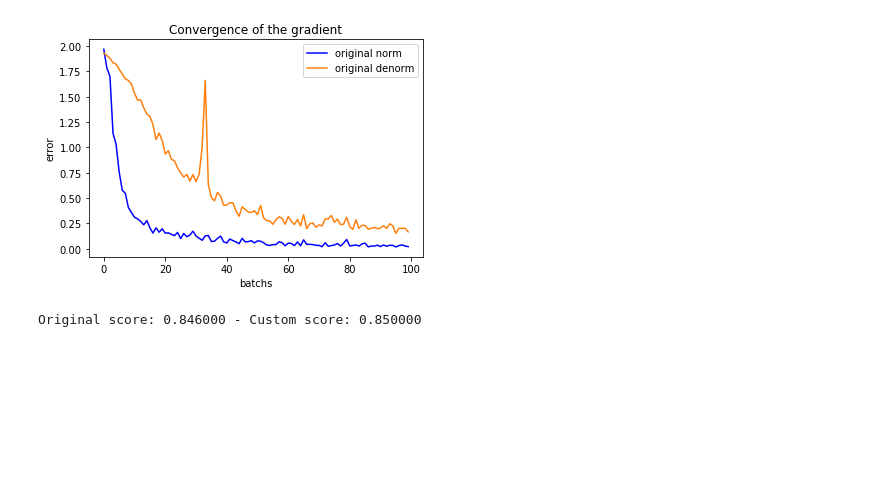
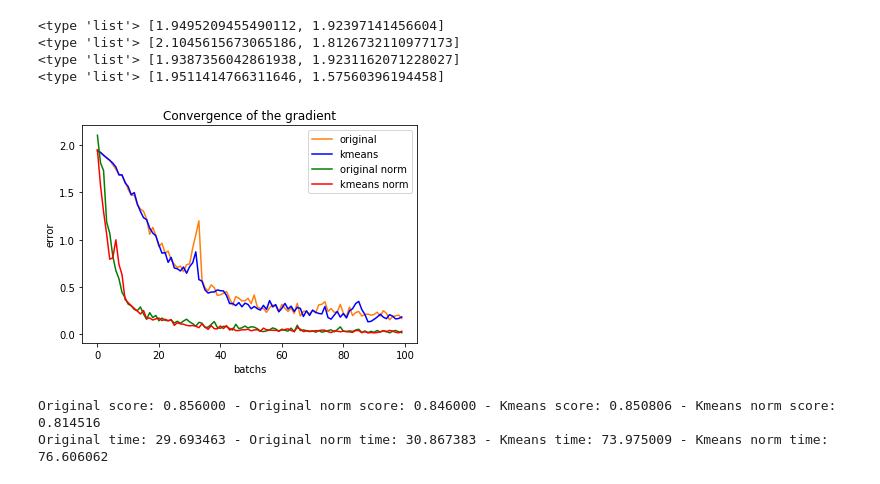
Before and after one commit to MLRG-CEFET-RJ/graph-structured-data, a Jupyter notebook: GraphSAGE-simple-master-PyTorch/cora_train_norm_test.ipynb, the cells around one changed output. Drawn from its saved outputs; the diff is of its cells as text; code cells hidden in the pictures; blank space fills up the shorter version.

Commit message:
New tests with K-means theory on cora dataset
- Plot norm e denorm results with or without k-means clustering

```diff
--- a/GraphSAGE-simple-master-PyTorch/cora_train_norm_test.ipynb
+++ b/GraphSAGE-simple-master-PyTorch/cora_train_norm_test.ipynb
@@ -6,4 +29,4 @@ import torch
 # %%
-train_loss, score = model_ori_norm.run_cora()
-print score
+t_ori_norm_loss, ori_norm_score, ori_norm_time = model_ori_norm.run_cora()
+print ori_norm_score
 # %% [output]
@@ -56,0 +50,3 @@ print type(loss_ori), loss_ori[:2]
+# %%
+t_kmeans_loss, kmeans_score, kmeans_time = model_kmeans.run_cora()
+print kmeans_score
@@ -56,0 +80,3 @@ print type(loss_ori), loss_ori[:2]
+# %%
+t_kmeans_norm_loss, kmeans_norm_score, kmeans_norm_time = model_kmeans_norm.run_cora()
+print kmeans_norm_score
@@ -57,14 +110,35 @@ print type(loss_ori), loss_ori[:2]
+# %%
+ori_loss = [t.item() for t in t_ori_loss]
+print type(ori_loss), ori_loss[:2]
+
+ori_norm_loss = [t.item() for t in t_ori_norm_loss]
+print type(ori_norm_loss), ori_norm_loss[:2]
+
+kmeans_loss = [t.item() for t in t_kmeans_loss]
+print type(kmeans_loss), kmeans_loss[:2]
+
+kmeans_norm_loss = [t.item() for t in t_kmeans_norm_loss]
+print type(kmeans_norm_loss), kmeans_norm_loss[:2]
+# %% [output]
+<type 'list'> [1.9495209455490112, 1.92397141456604]
+<type 'list'> [2.1045615673065186, 1.8126732110977173]
+<type 'list'> [1.9387356042861938, 1.9231162071228027]
+<type 'list'> [1.9511414766311646, 1.57560396194458]
 # %%
 x = range(100)
-plt.plot(x, loss, 'b', label='original norm')
-plt.plot(x,loss_ori, 'C1', label='original denorm')
+plt.plot(x,ori_loss, 'C1', label='original')
+plt.plot(x,kmeans_loss, 'b', label='kmeans')
+plt.plot(x,ori_norm_loss, 'g', label='original norm')
+plt.plot(x,kmeans_norm_loss, 'r', label='kmeans norm')
 plt.title('Convergence of the gradient')
 plt.xlabel('batchs')
 plt.ylabel('error')
 plt.legend()
 plt.show()
 
-print 'Original score: %f - Custom score: %f' % (score_ori, score)
+print 'Original score: %f - Original norm score: %f - Kmeans score: %f - Kmeans norm score: %f' % (ori_score, ori_norm_score, kmeans_score, kmeans_norm_score)
+print 'Original time: %f - Original norm time: %f - Kmeans time: %f - Kmeans norm time: %f' % (ori_time, ori_norm_time, kmeans_time, kmeans_norm_time)
 # %% [output]
-[figure, old version]
+[figure, new version]
-Original score: 0.846000 - Custom score: 0.850000
+Original score: 0.856000 - Original norm score: 0.846000 - Kmeans score: 0.850806 - Kmeans norm score: 0.814516
+Original time: 29.693463 - Original norm time: 30.867383 - Kmeans time: 73.975009 - Kmeans norm time: 76.606062
```
Also changed, not shown: parts of 7 cells of this notebook, 6 other files.
